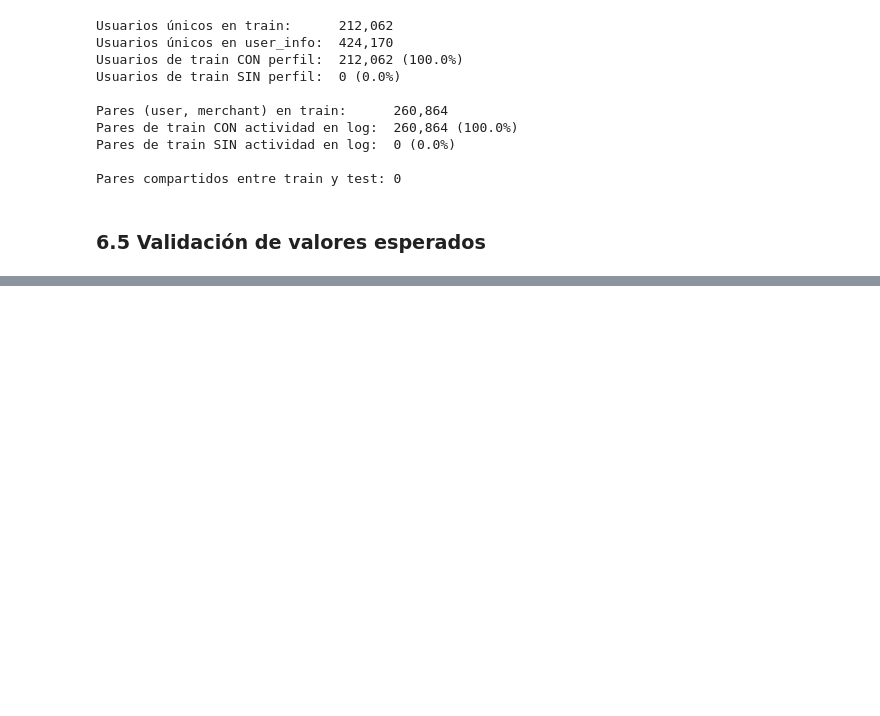
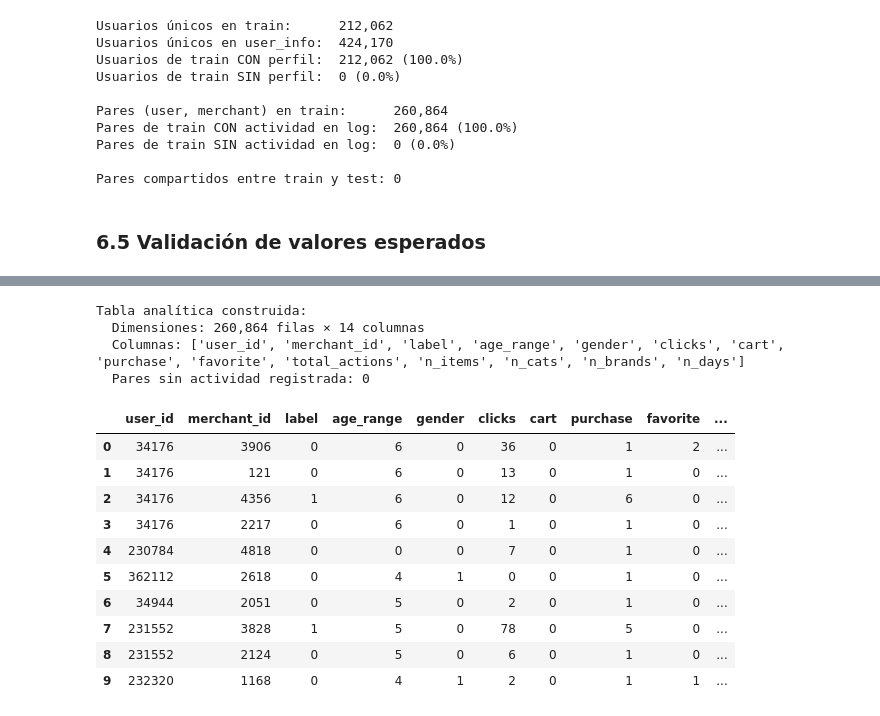
Before and after one commit to DavidDominguez-11/DS-Proyecto2, a Jupyter notebook: notebooks/proyecto2_eda.ipynb, the cells around one changed output, grey strips where cells are left out. Saved outputs shown, nothing was run; the diff lists cells and outputs as text; code cells hidden in the pictures; blank space fills up the shorter version.

Commit message:
Construcción de la tabla analítica

```diff
--- a/notebooks/proyecto2_eda.ipynb
+++ b/notebooks/proyecto2_eda.ipynb
@@ -724,0 +737,39 @@ Solo valores 0, 1, 2, 3 encontrados (esperado)
+# %%
+# 1. Merge train con user_info (left join por user_id)
+analitica = train_clean.merge(user_info_clean, on='user_id', how='left')
+
+# Usuarios sin perfil reciben valores de "desconocido"
+analitica['age_range'] = normalize_age_range(analitica['age_range'])
+analitica['gender'] = analitica['gender'].fillna(2).astype(int)
+
+# 2. Merge con métricas de actividad (left join por user_id, merchant_id)
+analitica = analitica.merge(log_agg, on=['user_id', 'merchant_id'], how='left')
+
+# 3. Rellenar pares sin actividad con 0
+cols_fill = ['clicks', 'cart', 'purchase', 'favorite', 'total_actions',
+             'n_items', 'n_cats', 'n_brands', 'n_days']
+for col in cols_fill:
+    analitica[col] = analitica[col].fillna(0).astype(int)
+
+print(f"Tabla analítica construida:")
+print(f"  Dimensiones: {analitica.shape[0]:,} filas × {analitica.shape[1]} columnas")
+print(f"  Columnas: {list(analitica.columns)}")
+print(f"  Pares sin actividad registrada: {(analitica['total_actions'] == 0).sum():,}")
+print()
+display(analitica.head(10))
+# %% [output]
+Tabla analítica construida:
+  Dimensiones: 260,864 filas × 14 columnas
+  Columnas: ['user_id', 'merchant_id', 'label', 'age_range', 'gender', 'clicks', 'cart', 'purchase', 'favorite', 'total_actions', 'n_items', 'n_cats', 'n_brands', 'n_days']
+  Pares sin actividad registrada: 0
+|  | user_id | merchant_id | label | age_range | gender | clicks | cart | purchase | favorite | ... |
+| 0 | 34176 | 3906 | 0 | 6 | 0 | 36 | 0 | 1 | 2 | ... |
+| 1 | 34176 | 121 | 0 | 6 | 0 | 13 | 0 | 1 | 0 | ... |
+| 2 | 34176 | 4356 | 1 | 6 | 0 | 12 | 0 | 6 | 0 | ... |
+| 3 | 34176 | 2217 | 0 | 6 | 0 | 1 | 0 | 1 | 0 | ... |
+| 4 | 230784 | 4818 | 0 | 0 | 0 | 7 | 0 | 1 | 0 | ... |
+| 5 | 362112 | 2618 | 0 | 4 | 1 | 0 | 0 | 1 | 0 | ... |
+| 6 | 34944 | 2051 | 0 | 5 | 0 | 2 | 0 | 1 | 0 | ... |
+| 7 | 231552 | 3828 | 1 | 5 | 0 | 78 | 0 | 5 | 0 | ... |
+| 8 | 231552 | 2124 | 0 | 5 | 0 | 6 | 0 | 1 | 0 | ... |
+| 9 | 232320 | 1168 | 0 | 4 | 1 | 2 | 0 | 1 | 1 | ... |
```
Also changed, not shown: parts of 8 cells of this notebook.
